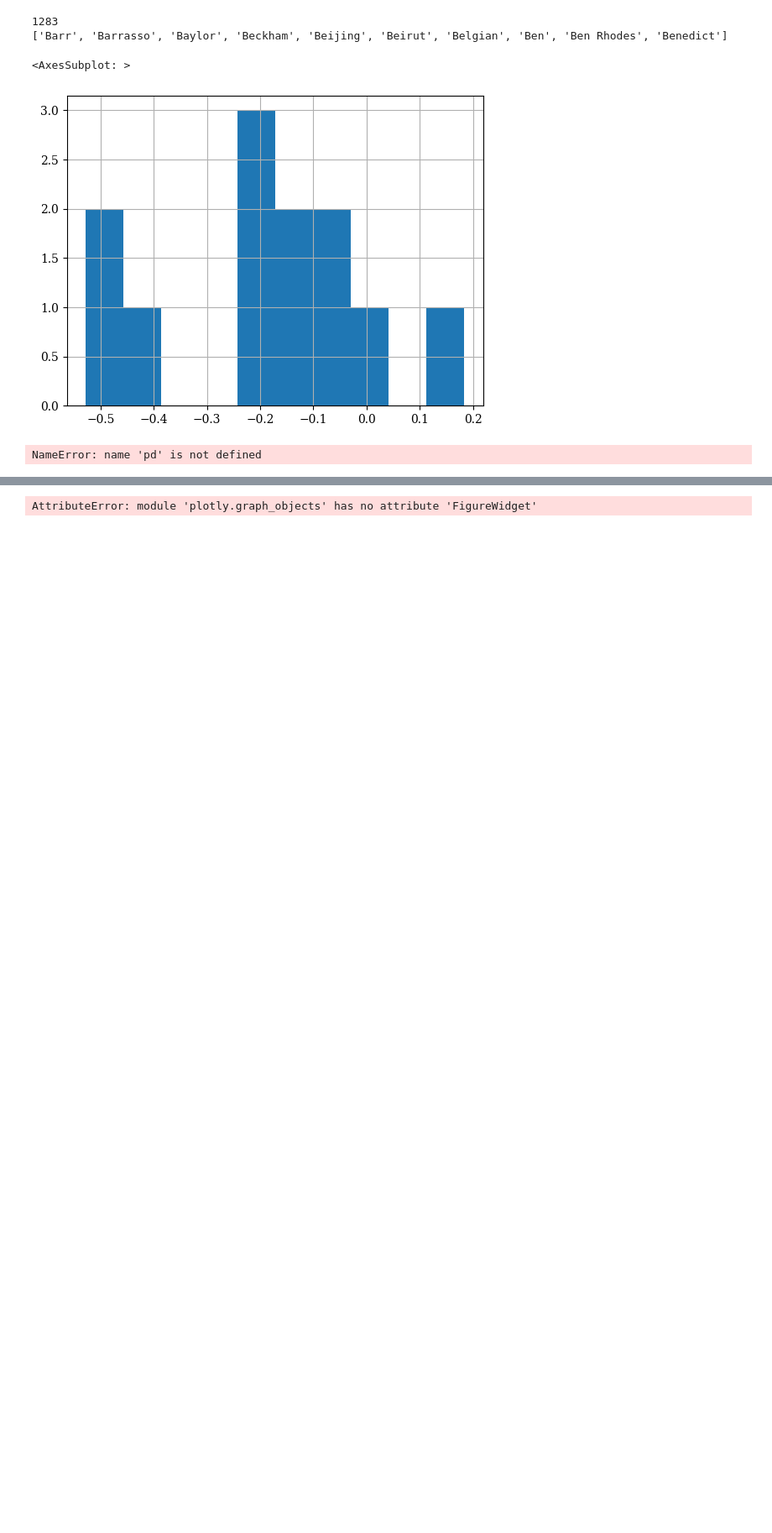
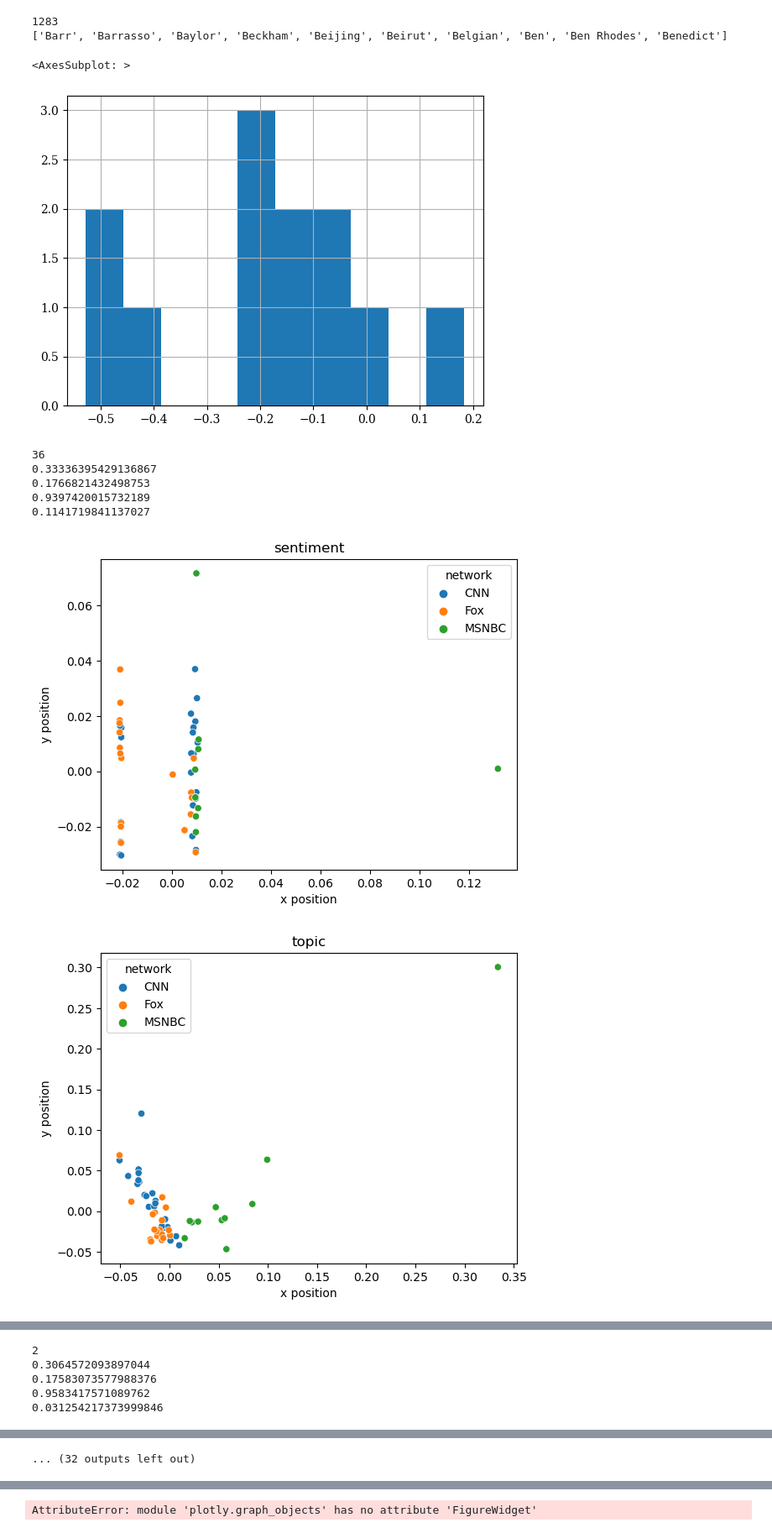
Before and after one commit to thesethb/MA491, a Jupyter notebook: AY23 Runs/post_trans_analysis_cleaned.ipynb, the cells around one changed output, grey strips where cells are left out. Shown at 84% size. Cells and saved outputs as stored; diff of their text form; code cells hidden in the pictures; blank space fills up the shorter version.

```diff
--- a/AY23 Runs/post_trans_analysis_cleaned.ipynb
+++ b/AY23 Runs/post_trans_analysis_cleaned.ipynb
@@ -342,6 +342,32 @@ def get_clusters(trdf):
 
 
     network_embedding = SpectralEmbedding(affinity='precomputed')
+    pos_program_embeddings = network_embedding.fit_transform(program_sent_network/program_sent_network.max())
+    program_df = pd.DataFrame()
+    program_df['program'] = progs
+    program_df['network'] = pd.Series(progs).apply(lambda x: x.split()[0])
+    program_df['x_pos'] = pos_program_embeddings[:,0]
+    program_df['y_pos'] = pos_program_embeddings[:,1]
+    sns.scatterplot(data=program_df, x='x_pos', y='y_pos', hue='network')
+    plt.xlabel('x position')
+    plt.ylabel('y position')
+    plt.title('sentiment')
+    plt.show()
+
+    network_embedding = SpectralEmbedding(affinity='precomputed')
+    pos_program_embeddings = network_embedding.fit_transform(program_topic_network/program_topic_network.max())
+    program_df = pd.DataFrame()
+    program_df['program'] = progs
+    program_df['network'] = pd.Series(progs).apply(lambda x: x.split()[0])
+    program_df['x_pos'] = pos_program_embeddings[:,0]
+    program_df['y_pos'] = pos_program_embeddings[:,1]
+    sns.scatterplot(data=program_df, x='x_pos', y='y_pos', hue='network')
+    plt.xlabel('x position')
+    plt.ylabel('y position')
+    plt.title('topic')
+    plt.show()
+
+    network_embedding = SpectralEmbedding(affinity='precomputed')
     pos_program_embeddings = network_embedding.fit_transform(program_sim_network/program_sim_network.max())
     program_df = pd.DataFrame()
     program_df['program'] = progs
@@ -365,23 +391,29 @@ def get_clusters(trdf):
 # %%
 """data = ['processed_transcripts_January2020.csv','processed_transcripts_February2020.csv','processed_transcripts_March2020.csv','processed_transcripts_April2020.csv',
        'processed_transcripts_May2020.csv','processed_transcripts_June2020.csv','processed_transcripts_July2020.csv','processed_transcripts_August2020.csv',
        'processed_transcripts_September2020.csv','processed_transcripts_October2020.csv', 'processed_transcripts_November2020.csv',] """
 """data = ['v9 processed_transcripts_January2020.csv','v9 processed_transcripts_February2020.csv','v9 processed_transcripts_March2020.csv',
        'v9 processed_transcripts_April2020.csv','v9 processed_transcripts_May2020.csv','v9 processed_transcripts_June2020.csv',
        'v9 processed_transcripts_July2020.csv','v9 processed_transcripts_August2020.csv',
        'v9 processed_transcripts_September2020.csv','new processed_transcripts_October2020.csv', 'new processed_transcripts_November2020.csv',]"""
 data = ['new processed_transcripts_January2020.csv','new processed_transcripts_February2020.csv','new processed_transcripts_March2020.csv',
        'new processed_transcripts_April2020.csv','new processed_transcripts_May2020.csv','new processed_transcripts_June2020.csv',
        'new processed_transcripts_July2020.csv','new processed_transcripts_August2020.csv',
        'new processed_transcripts_September2020.csv','new processed_transcripts_October2020.csv', 'new processed_transcripts_November2020.csv',]
 for i in range(len(data)):
-    trdf = pd.read_csv(data[i])
+    trdf = pd.read_csv("Outputs/" + data[i])
     clust_df = get_clusters(trdf)
     clust_df = clust_df.rename(columns={'Cluster': 'Cluster_' + str(i)})
     if i == 0:
         clusters_df = clust_df
     else:
         clusters_df = clusters_df.merge(clust_df, on = 'Program', how = 'left')
 clusters_df.to_csv('clustersdf.csv')
 # %% [output]
-NameError: name 'pd' is not defined
+36
+0.33336395429136867
+0.1766821432498753
+0.9397420015732189
+0.1141719841137027
+[figure, added]
+[figure, added]
@@ -387,0 +421,5 @@ NameError: name 'pd' is not defined
+2
+0.3064572093897044
+0.17583073577988376
+0.9583417571089762
+0.031254217373999846
@@ -388,3 +437,4 @@ NameError: name 'pd' is not defined
+... (32 outputs left out)
 # %%
 #print(clusters_df)
 sankey_df = clusters_df.dropna()
```
Also changed, not shown: parts of 2 cells of this notebook, 8 other files.
